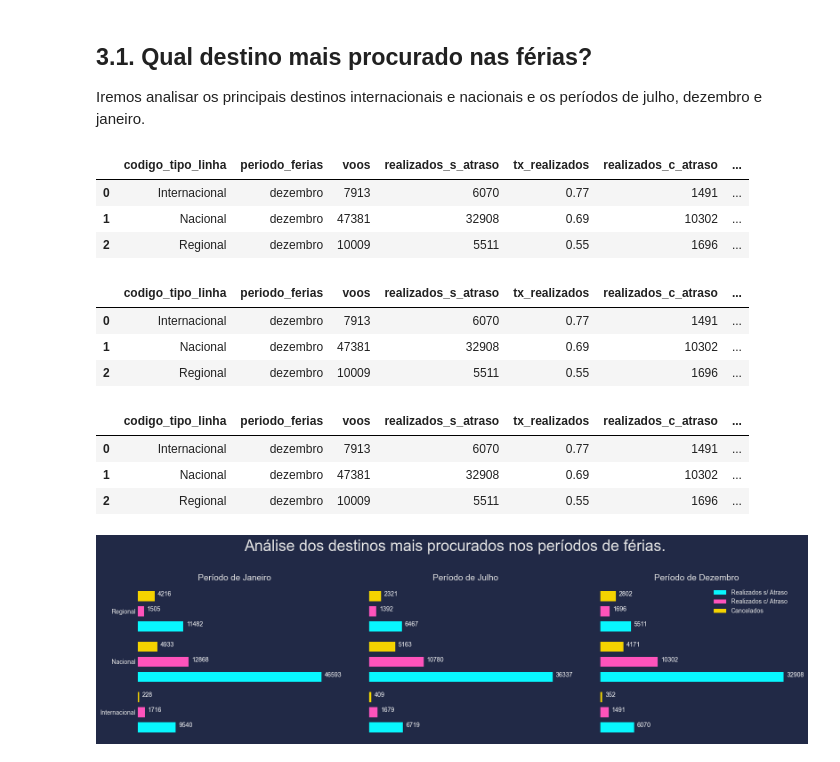
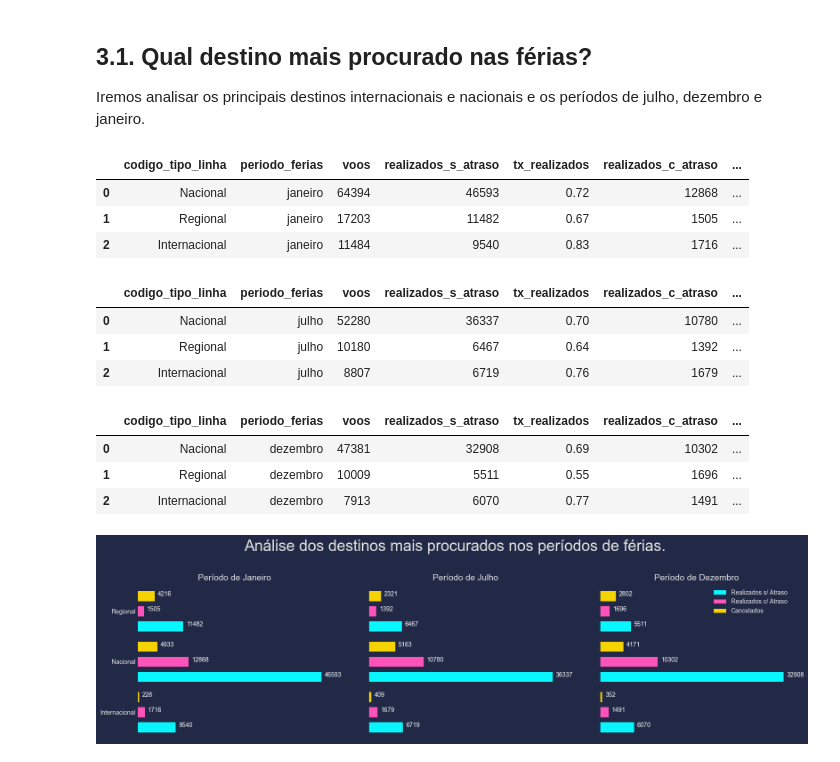
Before and after one commit to rderoncio/a3_bigdata_analisedados, a Jupyter notebook: A3/anac_análise_exploratória.ipynb, the cells around one changed output. Cells and saved outputs as stored; diff of their text form; code cells hidden in the pictures.

Commit message:
3.1 dataframes e plots finalizados

```diff
--- a/A3/anac_análise_exploratória.ipynb
+++ b/A3/anac_análise_exploratória.ipynb
@@ -124,7 +124,8 @@ AnacVoos.dados.columns = nomes_colunas_tratadas
 for coluna in AnacVoos.dados.columns:
     tipo = Utils.tipo_coluna(coluna)
     if tipo.__name__ == 'datetime':
-        AnacVoos.dados = Utils.formatar_colunas_datetime(AnacVoos.dados, coluna)
+        AnacVoos.dados = Utils.formatar_colunas_datetime(
+            AnacVoos.dados, coluna)
 # %% [markdown]
 ### 2.3.3. Padrozinação no nome das companhias aérea.
 # %%
@@ -219,14 +220,16 @@ AnacVoos.dados['rota'] = AnacVoos.dados.apply(
 # %% [markdown]
 #### 2.3.3.7. Período Férias
 # %%
-AnacVoos.dados['periodo_ferias'] = Utils.atribuir_periodo_ferias(AnacVoos.dados['partida_prevista'])
+AnacVoos.dados['periodo_ferias'] = Utils.atribuir_periodo_ferias(
+    AnacVoos.dados['partida_prevista'])
 # %% [markdown]
 #### 2.3.3.8. Dia Semana
 # %%
-AnacVoos.dados['dia_semana'] = pd.to_datetime(AnacVoos.dados['partida_prevista'], dayfirst=True).dt.strftime('%A')
+AnacVoos.dados['dia_semana'] = pd.to_datetime(
+    AnacVoos.dados['partida_prevista'], dayfirst=True).dt.strftime('%A')
 
 AnacVoos.dados['dia_semana'] = AnacVoos.dados['dia_semana'].apply(
-    lambda row : Utils.atribuir_dia_semana(row)
+    lambda row: Utils.atribuir_dia_semana(row)
 )
 # %% [markdown]
 ## 2.4. Mapeamento de Dados
@@ -289,37 +292,39 @@ pd.DataFrame(data=values, columns=columns).style.set_table_styles([
 ## 3.1. Qual destino mais procurado nas férias?
 Iremos analisar os principais destinos internacionais e nacionais e os períodos de julho, dezembro e janeiro.
 # %%
-#Dataframe
+# Dataframe
 voos_ferias_agg = AnacVoos.get_voos_ferias_geral(
-    filtrar_periodo_ferias = True,
-    percentuais = [
+    filtrar_periodo_ferias=True,
+    percentuais=[
         ['tx_realizados', 'realizados_s_atraso'],
         ['tx_atrasos', 'realizados_c_atraso'],
         ['tx_cancelados', 'cancelados']],
-    round = 2,
+    round=2,
     cols_groupby=['codigo_tipo_linha', 'periodo_ferias'],
-    )
+)
 
 voos_ferias_agg = voos_ferias_agg.reindex(
-    columns=['codigo_tipo_linha', 'periodo_ferias', 'voos', 'realizados_s_atraso', 'tx_realizados', 'realizados_c_atraso', 'tx_atrasos', 'cancelados', 'tx_cancelados']
-    ).query("periodo_ferias == @periodo").reset_index(drop=True)
+    columns=['codigo_tipo_linha', 'periodo_ferias', 'voos', 'realizados_s_atraso',
+             'tx_realizados', 'realizados_c_atraso', 'tx_atrasos', 'cancelados', 'tx_cancelados']
+)
 
 for periodo in AnacVoos.periodo_ferias:
-    display(voos_ferias_agg)
+    display(voos_ferias_agg.query("periodo_ferias == @periodo").nlargest(10,
+            'voos').reset_index(drop=True))
     print()
 # %% [output]
 |  | codigo_tipo_linha | periodo_ferias | voos | realizados_s_atraso | tx_realizados | realizados_c_atraso | ... |
-| 0 | Internacional | dezembro | 7913 | 6070 | 0.77 | 1491 | ... |
-| 1 | Nacional | dezembro | 47381 | 32908 | 0.69 | 10302 | ... |
-| 2 | Regional | dezembro | 10009 | 5511 | 0.55 | 1696 | ... |
+| 0 | Nacional | janeiro | 64394 | 46593 | 0.72 | 12868 | ... |
+| 1 | Regional | janeiro | 17203 | 11482 | 0.67 | 1505 | ... |
+| 2 | Internacional | janeiro | 11484 | 9540 | 0.83 | 1716 | ... |
 |  | codigo_tipo_linha | periodo_ferias | voos | realizados_s_atraso | tx_realizados | realizados_c_atraso | ... |
-| 0 | Internacional | dezembro | 7913 | 6070 | 0.77 | 1491 | ... |
-| 1 | Nacional | dezembro | 47381 | 32908 | 0.69 | 10302 | ... |
-| 2 | Regional | dezembro | 10009 | 5511 | 0.55 | 1696 | ... |
+| 0 | Nacional | julho | 52280 | 36337 | 0.70 | 10780 | ... |
+| 1 | Regional | julho | 10180 | 6467 | 0.64 | 1392 | ... |
+| 2 | Internacional | julho | 8807 | 6719 | 0.76 | 1679 | ... |
 |  | codigo_tipo_linha | periodo_ferias | voos | realizados_s_atraso | tx_realizados | realizados_c_atraso | ... |
-| 0 | Internacional | dezembro | 7913 | 6070 | 0.77 | 1491 | ... |
-| 1 | Nacional | dezembro | 47381 | 32908 | 0.69 | 10302 | ... |
-| 2 | Regional | dezembro | 10009 | 5511 | 0.55 | 1696 | ... |
+| 0 | Nacional | dezembro | 47381 | 32908 | 0.69 | 10302 | ... |
+| 1 | Regional | dezembro | 10009 | 5511 | 0.55 | 1696 | ... |
+| 2 | Internacional | dezembro | 7913 | 6070 | 0.77 | 1491 | ... |
 # %%
 # Plot
 Plot.periodo_ferias_geral(
```
Also changed, not shown: parts of 20 cells of this notebook, 1 other file.
